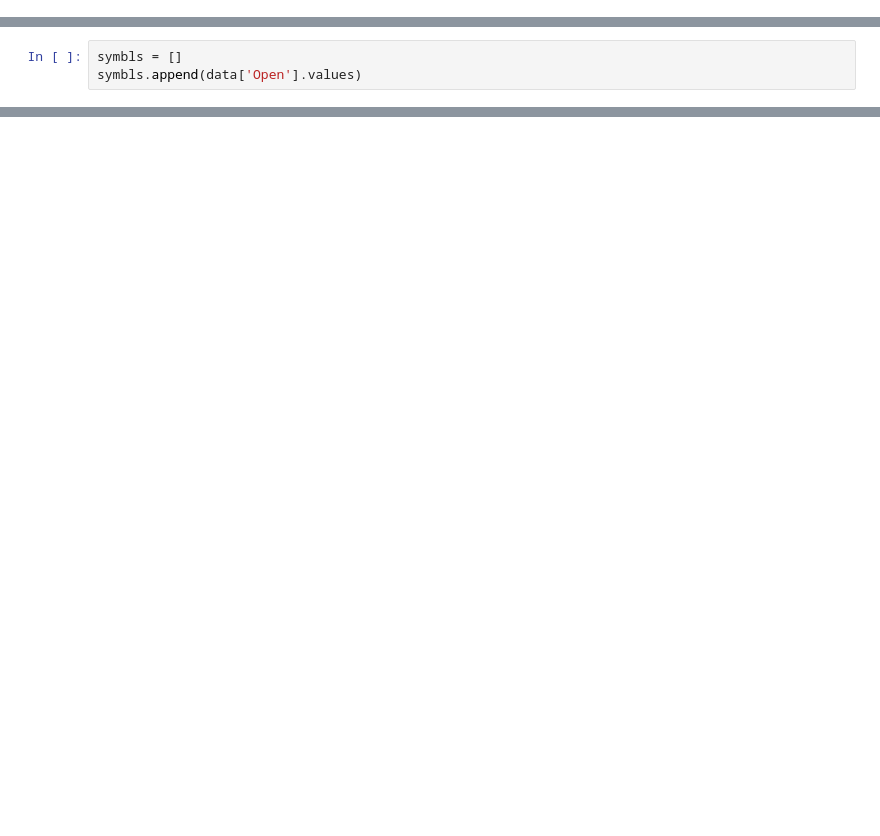
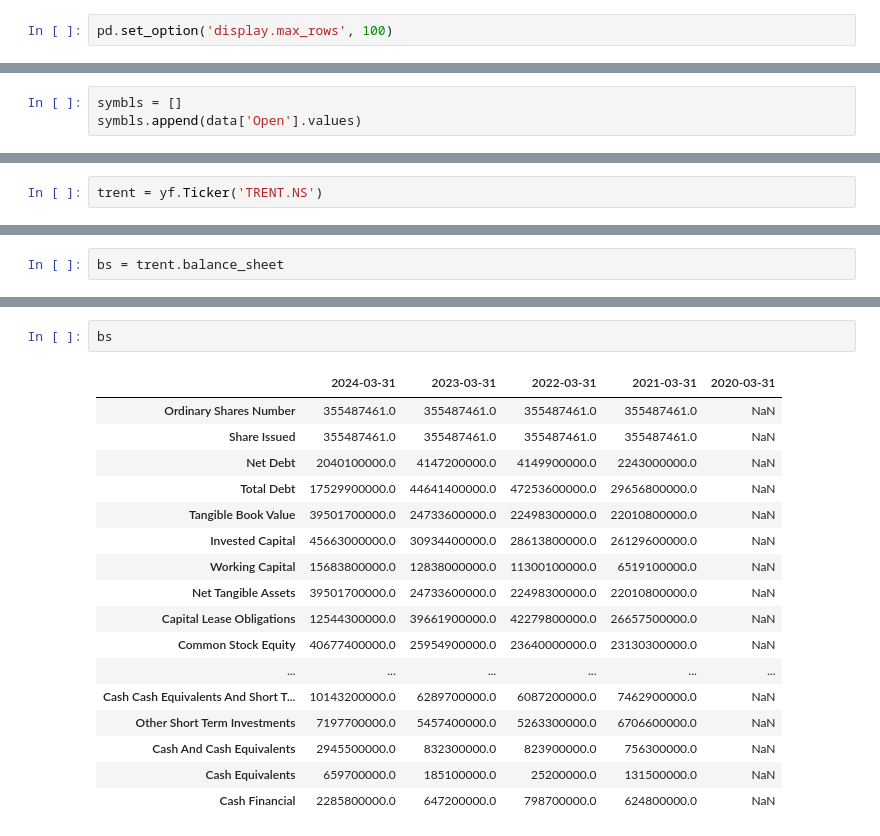
Before and after one commit to Mayank021094/MyQuantBox, a Jupyter notebook: rough.ipynb, the cells around one changed output, grey strips where cells are left out. Drawn from its saved outputs; the diff is of its cells as text; blank space fills up the shorter version.

Commit message:
Added code for value and quality factors

```diff
--- a/rough.ipynb
+++ b/rough.ipynb
@@ -18,6 +18,8 @@ Requirement already satisfied: pytz>=2022.5 in c:\users\mayan\anaconda3\lib\site
 Successfully built peewee
 Installing collected packages: peewee, multitasking, html5lib, frozendict, yfinance
 Successfully installed frozendict-2.4.6 html5lib-1.1 multitasking-0.0.11 peewee-3.17.7 yfinance-0.2.46
+# %%
+pd.set_option('display.max_rows', 100)
 # %%
 import pandas_datareader.data as web
 import pandas as pd
@@ -78,0 +62,2 @@ sum(data['Open'])
+# %%
+trent = yf.Ticker('TRENT.NS')
@@ -78,0 +84,2 @@ sum(data['Open'])
+# %%
+bs = trent.balance_sheet
@@ -78,0 +128,20 @@ sum(data['Open'])
+# %%
+bs
+# %% [output]
+|  | 2024-03-31 | 2023-03-31 | 2022-03-31 | 2021-03-31 | 2020-03-31 |
+| Ordinary Shares Number | 355487461.0 | 355487461.0 | 355487461.0 | 355487461.0 | NaN |
+| Share Issued | 355487461.0 | 355487461.0 | 355487461.0 | 355487461.0 | NaN |
+| Net Debt | 2040100000.0 | 4147200000.0 | 4149900000.0 | 2243000000.0 | NaN |
+| Total Debt | 17529900000.0 | 44641400000.0 | 47253600000.0 | 29656800000.0 | NaN |
+| Tangible Book Value | 39501700000.0 | 24733600000.0 | 22498300000.0 | 22010800000.0 | NaN |
+| Invested Capital | 45663000000.0 | 30934400000.0 | 28613800000.0 | 26129600000.0 | NaN |
+| Working Capital | 15683800000.0 | 12838000000.0 | 11300100000.0 | 6519100000.0 | NaN |
+| Net Tangible Assets | 39501700000.0 | 24733600000.0 | 22498300000.0 | 22010800000.0 | NaN |
+| Capital Lease Obligations | 12544300000.0 | 39661900000.0 | 42279800000.0 | 26657500000.0 | NaN |
+| Common Stock Equity | 40677400000.0 | 25954900000.0 | 23640000000.0 | 23130300000.0 | NaN |
+| ... | ... | ... | ... | ... | ... |
+| Cash Cash Equivalents And Short T... | 10143200000.0 | 6289700000.0 | 6087200000.0 | 7462900000.0 | NaN |
+| Other Short Term Investments | 7197700000.0 | 5457400000.0 | 5263300000.0 | 6706600000.0 | NaN |
+| Cash And Cash Equivalents | 2945500000.0 | 832300000.0 | 823900000.0 | 756300000.0 | NaN |
+| Cash Equivalents | 659700000.0 | 185100000.0 | 25200000.0 | 131500000.0 | NaN |
+| Cash Financial | 2285800000.0 | 647200000.0 | 798700000.0 | 624800000.0 | NaN |
```
Also changed, not shown: parts of 7 cells of this notebook, 6 other files.
